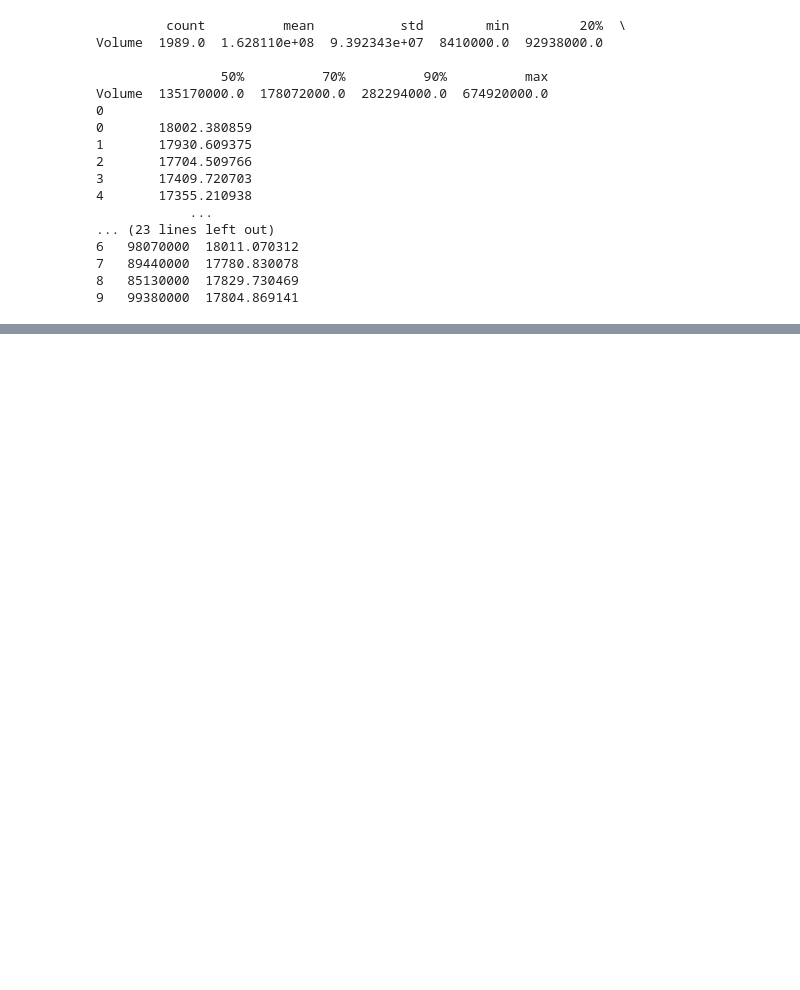
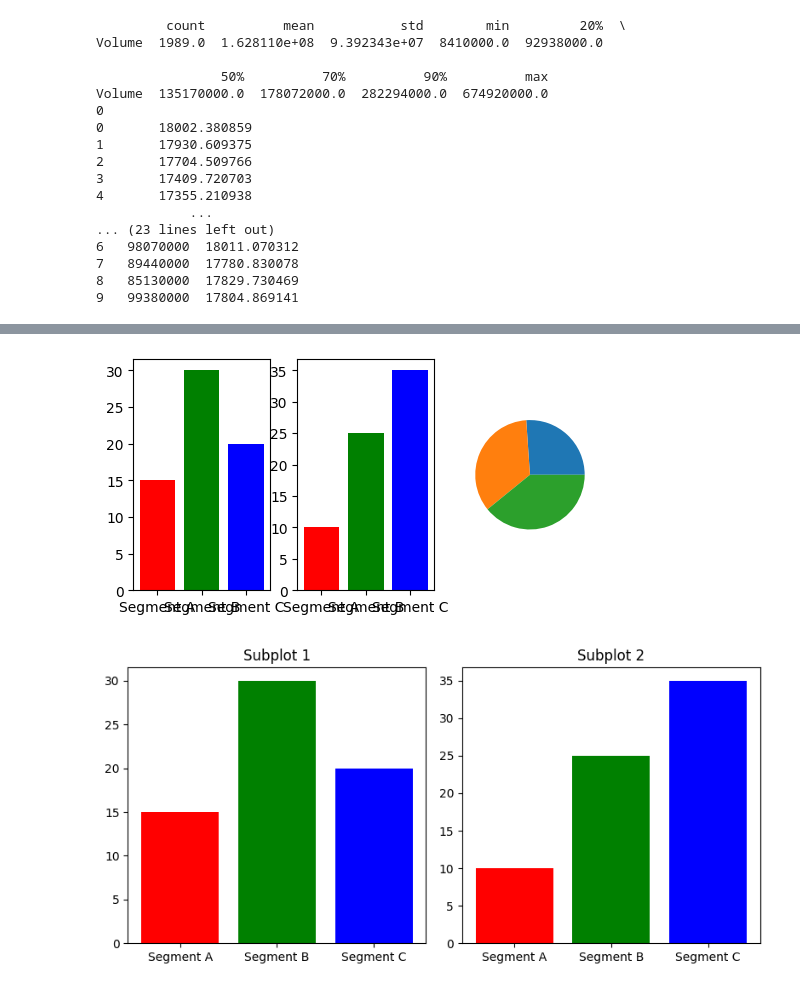
Before and after one commit to root459/datasciencelnb, a Jupyter notebook: datascience.ipynb, the cells around one changed output, grey strips where cells are left out. Drawn from its saved outputs; the diff is of its cells as text; code cells hidden in the pictures; blank space fills up the shorter version.

```diff
--- a/datascience.ipynb
+++ b/datascience.ipynb
@@ -886,0 +868,56 @@ Volume  135170000.0  178072000.0  282294000.0  674920000.0
+# %%
+import matplotlib.pyplot as plt
+
+# Data for the bars
+segments = ['Segment A', 'Segment B', 'Segment C']
+segment_values_1 = [15, 30, 20]
+segment_values_2 = [10, 25, 35]
+value3=[6,8,9]
+segment_colors = ['red', 'green', 'blue']
+
+# Create a figure with a specific size
+fig= plt.figure(figsize=(6, 3))  # 6 inches wide, 3 inches tall
+
+# Create the first subplot (1 row, 2 columns, first plot)
+ax1 = plt.subplot(1, 3,1)#(rows,columns,placing)#return axis and figure
+ax1.bar(segments, segment_values_1, color=segment_colors)
+
+# Create the second subplot (1 row, 2 columns, second plot)
+ax2 = plt.subplot(1, 3, 2)
+ax2.bar(segments, segment_values_2, color=segment_colors)
+
+ax3=plt.subplot(1,3,3)
+ax3.pie(value3)
+# Display the plot
+
+plt.show()
+
+
+
+#using subplots for this
+
+# Data for the bars
+segments = ['Segment A', 'Segment B', 'Segment C']
+segment_values_1 = [15, 30, 20]
+segment_values_2 = [10, 25, 35]
+segment_colors = ['red', 'green', 'blue']
+
+# Create a figure with subplots
+fig, axes = plt.subplots(1, 2, figsize=(8, 4))  # 1 row, 2 columns of subplots
+
+# Create the first subplot
+axes[0].bar(segments, segment_values_1, color=segment_colors)
+axes[0].set_title('Subplot 1')
+
+# Create the second subplot
+axes[1].bar(segments, segment_values_2, color=segment_colors)
+axes[1].set_title('Subplot 2')
+
+# Adjust layout to prevent overlapping titles and labels
+plt.tight_layout()
+
+# Display the plot
+plt.show()
+# %% [output]
+[figure, added]
+[figure, added]
```
Also changed, not shown: parts of 34 cells of this notebook.
